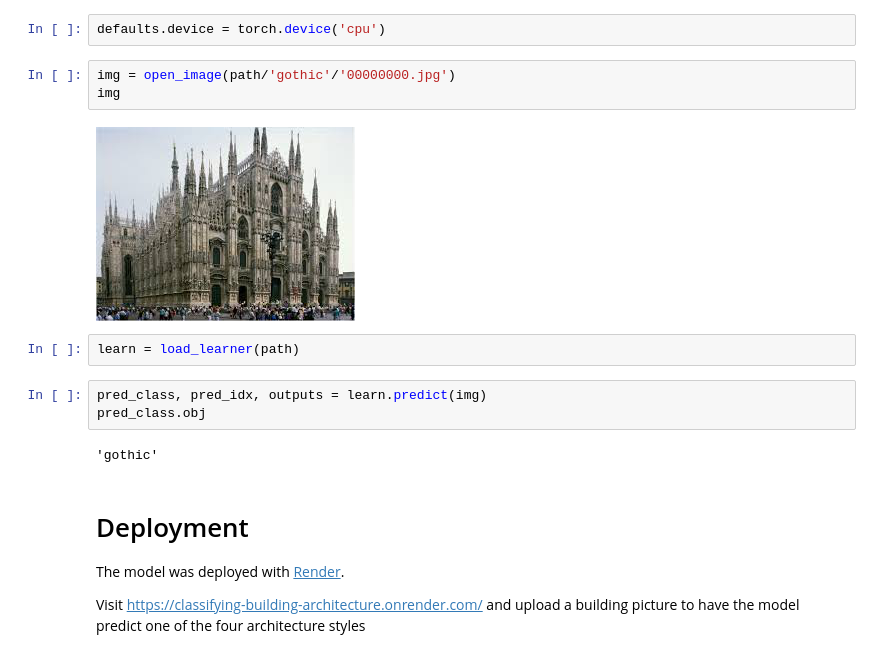
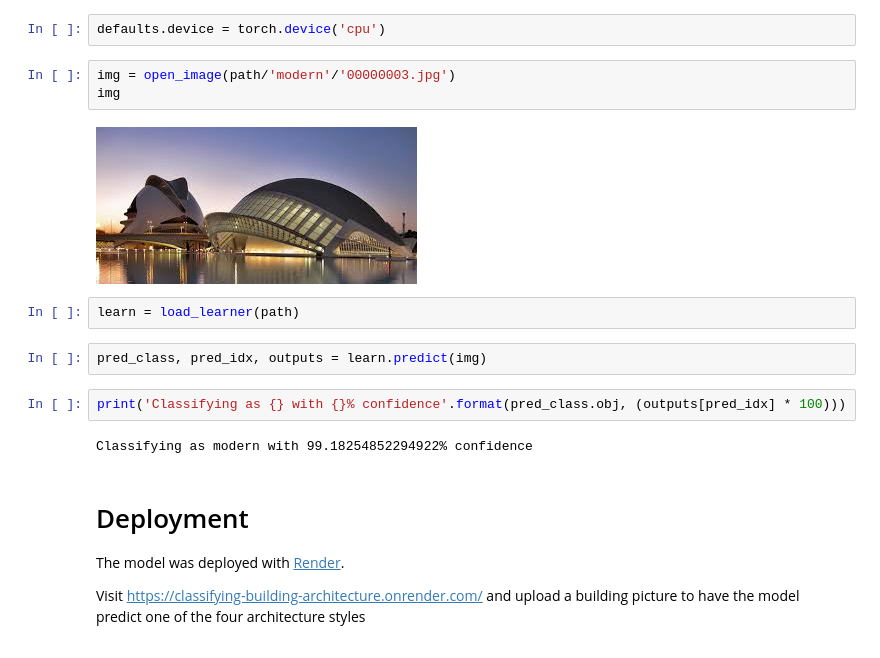
Before and after one commit to mtodisco10/fastaiProjects, a Jupyter notebook: architecture_classifier.ipynb, the cells around one changed output. Drawn from its saved outputs; the diff is of its cells as text.

```diff
--- a/architecture_classifier.ipynb
+++ b/architecture_classifier.ipynb
@@ -130,17 +130,18 @@ learn.export()
 # %%
 defaults.device = torch.device('cpu')
 # %%
-img = open_image(path/'gothic'/'00000000.jpg')
+img = open_image(path/'modern'/'00000003.jpg')
 img
 # %% [output]
-[figure, old version]
+[figure, new version]
 # %%
 learn = load_learner(path)
 # %%
 pred_class, pred_idx, outputs = learn.predict(img)
-pred_class.obj
-# %% [output]
-'gothic'
+# %%
+print('Classifying as {} with {}% confidence'.format(pred_class.obj, (outputs[pred_idx] * 100)))
+# %% [output]
+Classifying as modern with 99.18254852294922% confidence
 # %% [markdown]
 # Deployment
 The model was deployed with [Render](https://render.com/).
```
Also changed, not shown: parts of 4 cells of this notebook.
